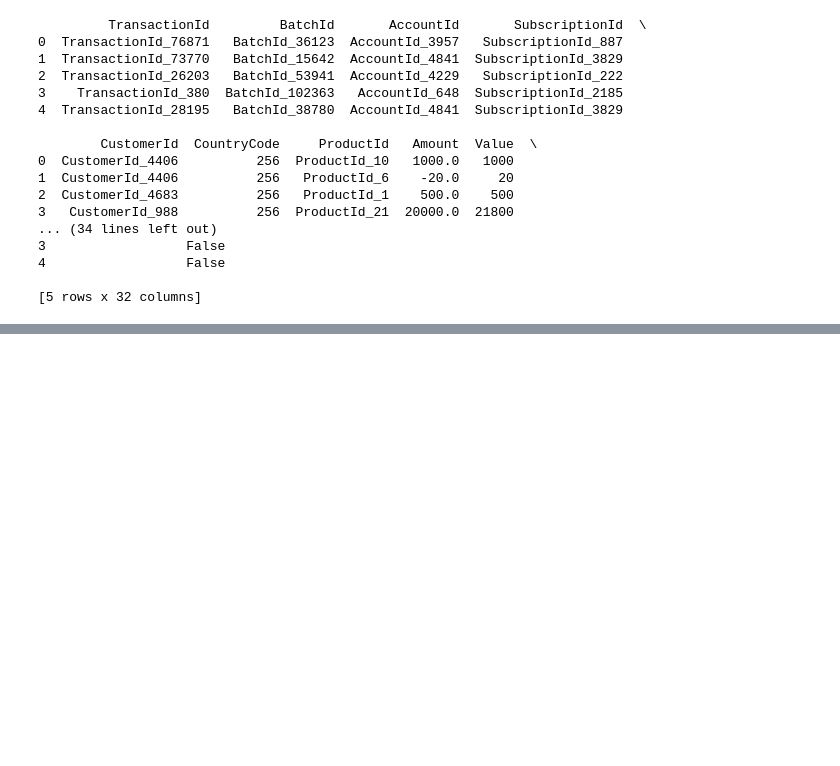
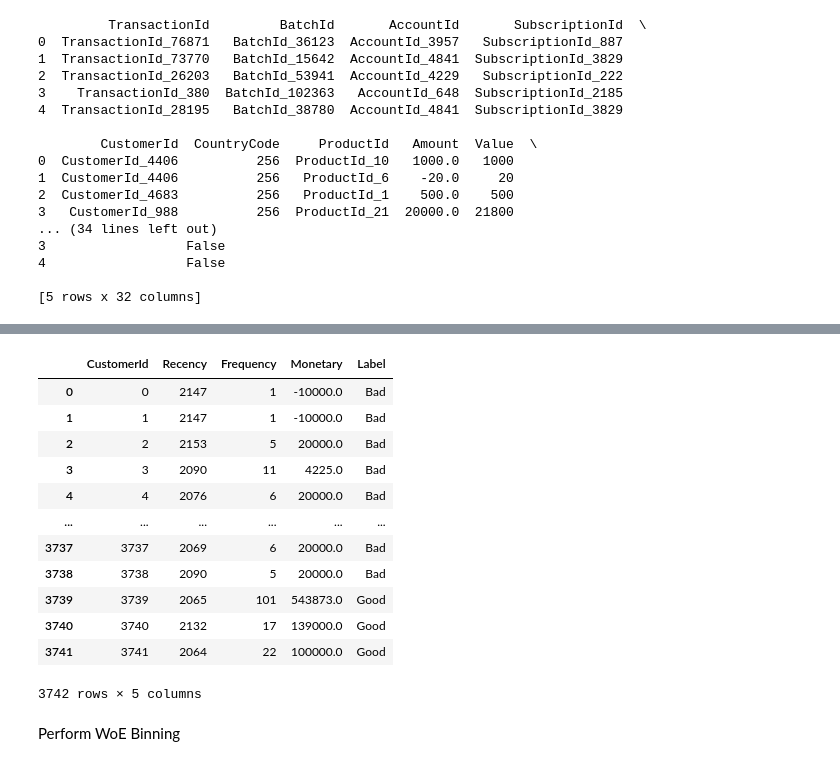
Before and after one commit to brook1167/Bati-Bank, a Jupyter notebook: notebooks/Feature_engineering.ipynb, the cells around one changed output, grey strips where cells are left out. Drawn from its saved outputs; the diff is of its cells as text; code cells hidden in the pictures; blank space fills up the shorter version.

Commit message:
perform feature engineering

```diff
--- a/notebooks/Feature_engineering.ipynb
+++ b/notebooks/Feature_engineering.ipynb
@@ -93,0 +176,31 @@ print(df_encoded.head())
+# %%
+# 2. Assign Good and Bad Labels
+# Define boundary values
+high_freq_boundary = rfms_scores['Frequency'].quantile(0.75)
+high_monetary_boundary = rfms_scores['Monetary'].quantile(0.75)
+low_recency_boundary = rfms_scores['Recency'].quantile(0.25)
+
+# Assign labels based on boundary
+rfms_scores['Label'] = 'Good'
+rfms_scores.loc[(rfms_scores['Frequency'] <= high_freq_boundary) &
+                (rfms_scores['Monetary'] <= high_monetary_boundary) &
+                (rfms_scores['Recency'] >= low_recency_boundary), 'Label'] = 'Bad'
+
+# Display the first few rows of RFMS scores with labels
+rfms_scores
+# %% [output]
+|  | CustomerId | Recency | Frequency | Monetary | Label |
+| 0 | 0 | 2147 | 1 | -10000.0 | Bad |
+| 1 | 1 | 2147 | 1 | -10000.0 | Bad |
+| 2 | 2 | 2153 | 5 | 20000.0 | Bad |
+| 3 | 3 | 2090 | 11 | 4225.0 | Bad |
+| 4 | 4 | 2076 | 6 | 20000.0 | Bad |
+| ... | ... | ... | ... | ... | ... |
+| 3737 | 3737 | 2069 | 6 | 20000.0 | Bad |
+| 3738 | 3738 | 2090 | 5 | 20000.0 | Bad |
+| 3739 | 3739 | 2065 | 101 | 543873.0 | Good |
+| 3740 | 3740 | 2132 | 17 | 139000.0 | Good |
+| 3741 | 3741 | 2064 | 22 | 100000.0 | Good |
+3742 rows × 5 columns
+# %% [markdown]
+Perform WoE Binning
```
Also changed, not shown: parts of 25 cells of this notebook.
